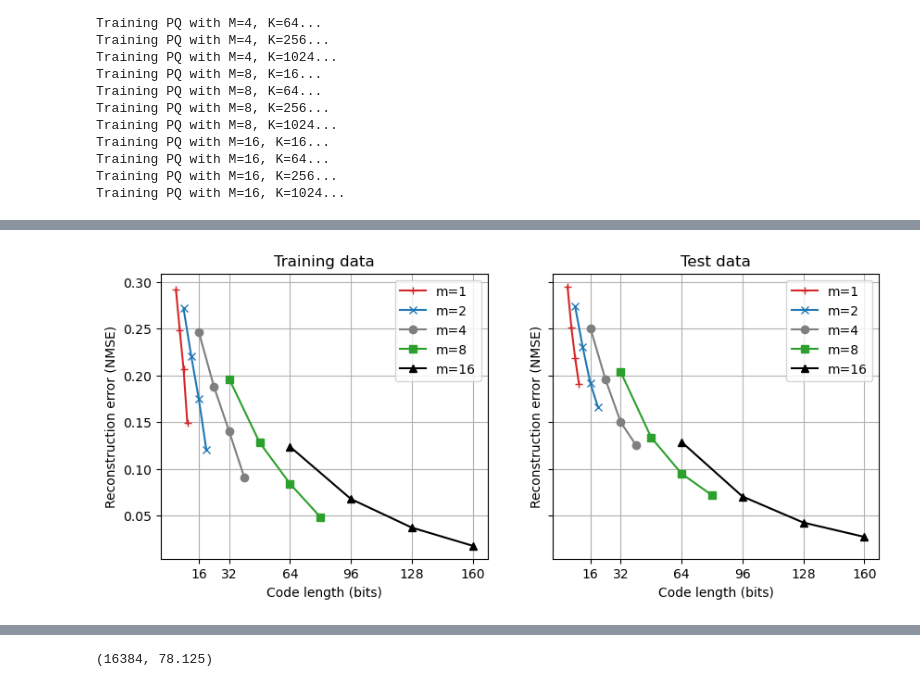
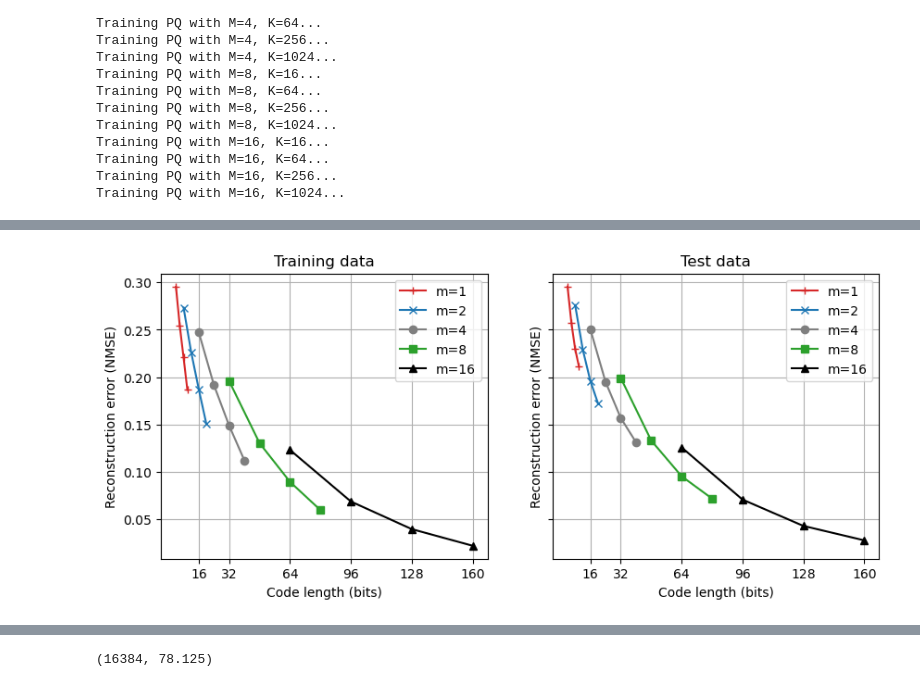
Before and after one commit to iretes/IR-proj, a Jupyter notebook: experiments.ipynb, the cells around one changed output, grey strips where cells are left out. Saved outputs shown, nothing was run; the diff lists cells and outputs as text; code cells hidden in the pictures.

```diff
--- a/experiments.ipynb
+++ b/experiments.ipynb
@@ -138,7 +146,8 @@ np.all(gt[0][:100]==exact_ranking[:100])
 True
 # %%
 recalls = {"Asymmetric PQ": [], "Corrected Asymmetric PQ": [], "Symmetric PQ": [], "Corrected Symmetric PQ": []}
-rs = range(5, 10000 + 500, 500)
+step = 500 if DATASET == "siftsmall" else 100000
+rs = range(5, search_data.shape[0] + step, step)
 for r in rs:
     recalls["Asymmetric PQ"].append(recall_at_r(asym_ranking, exact_ranking, r))
     recalls["Corrected Asymmetric PQ"].append(recall_at_r(asym_corr_ranking, exact_ranking, r))
@@ -151,6 +160,7 @@ plt.plot(rs, recalls["Symmetric PQ"], '-o', label="Symmetric PQ", color=matplotl
 plt.plot(rs, recalls["Corrected Symmetric PQ"], '-p', label="Corrected Symmetric PQ", color=matplotlib.colormaps["tab20"](7))
 plt.xlabel('R')
 plt.ylabel('Recall@R')
+plt.title('Recall@R for a sample query')
 plt.grid(zorder=0)
 plt.tight_layout()
 plt.legend();
@@ -411,10 +426,18 @@ for ax, (title, data) in zip(axs, scaling_methods):
 # %%
-KP = 128
-W = 4
+if DATASET == "siftsmall":
+    KP = 128
+    W = 4
+else:
+    KP = 1024
+    W = 8
 ivf = IVF(Kp=KP, M=M, K=K, seed=RANDOM_SEED)
-start_indexing = time.time()
-ivf.train(tr_data, add=True, compute_distortions=True)
-end_indexing = time.time() - start_indexing
+start_training = time.time()
+ivf.train(tr_data, add=False)
+end_training = time.time() - start_training
+start_adding = time.time()
+ivf.add(search_data, compute_distortions=True)
+end_adding = time.time() - start_adding
 
-print(f"Indexing + compression time (with avg dist computation): {end_indexing:.2f} s")
+print(f"Training time (with avg dist computation): {end_training:.2f} s")
+print(f"Adding time (with avg dist computation): {end_adding:.2f} s")
 # %% [output]
@@ -540,19 +564,23 @@ for m in Ms:
 
         pq = PQ(M=m, K=r, seed=RANDOM_SEED)
         start_training = time.time()
-        pq.train(tr_data) # TODO: su tutto?
+        pq.train(tr_data)
         training_time = time.time() - start_training
+        start_adding = time.time()
+        pq.add(search_data)
+        adding_time = time.time() - start_adding
 
-        decompressed_tr = pq.decompress(pq.pqcode)
+        decompressed_search = pq.decompress(pq.pqcode)
+        search_NMSE = NMSE(search_data, decompressed_search)
+        compressed_tr = pq.compress(tr_data)
+        decompressed_tr = pq.decompress(compressed_tr)
         tr_NMSE = NMSE(tr_data, decompressed_tr)
-        compressed_ts = pq.compress(queries)
-        decompressed_ts = pq.decompress(compressed_ts)
-        ts_NMSE = NMSE(queries, decompressed_ts)
 
         code_length = np.log2(r) * m
         curr_training_res = {"M": m, "K": r, "Code length [bits]": code_length,
-                  "Training time [s]": training_time, "TR NMSE": tr_NMSE,
-                  "TS NMSE": ts_NMSE}
+                  "Training time [s]": training_time, "Adding time [s]": adding_time,
+                  "TR NMSE": tr_NMSE,
+                  "SEARCH NMSE": search_NMSE}
         training_results.append(curr_training_res)
 
         for asym in [True, False]:
@@ -619,27 +647,27 @@ training_results
 # %%
 colors = ['tab:red', 'tab:blue', 'tab:gray', 'tab:green', 'black']
 markers = ['+', 'x', 'o', 's', '^']
 
 fig, axs = plt.subplots(1, 2, figsize=(10, 4), sharey=True)
 for i, m in enumerate(Ms):
     res = training_results[training_results["M"]==m]
     axs[0].plot(res["Code length [bits]"], res["TR NMSE"], marker=markers[i], color=colors[i], label=f"m={m}")
-    axs[1].plot(res["Code length [bits]"], res["TS NMSE"], marker=markers[i], color=colors[i], label=f"m={m}")
+    axs[1].plot(res["Code length [bits]"], res["SEARCH NMSE"], marker=markers[i], color=colors[i], label=f"m={m}")
 
 axs[0].set_xticks([16, 32, 64, 96, 128, 160])
 axs[0].set_xlabel("Code length (bits)")
 axs[0].set_ylabel("Reconstruction error (NMSE)")
 axs[0].set_title("Training data")
 axs[0].legend()
 axs[0].grid()
 axs[1].set_xticks([16, 32, 64, 96, 128, 160])
 axs[1].set_xlabel("Code length (bits)")
 axs[1].set_ylabel("Reconstruction error (NMSE)")
 axs[1].set_title("Test data")
 axs[1].legend()
 axs[1].grid()
 # %% [output]
-[figure, old version]
+[figure, new version]
 # %%
 print(f"Mean Exact Search time: {mean_es_time*1000} [ms]")
 search_results
```
Also changed, not shown: parts of 31 cells of this notebook.
